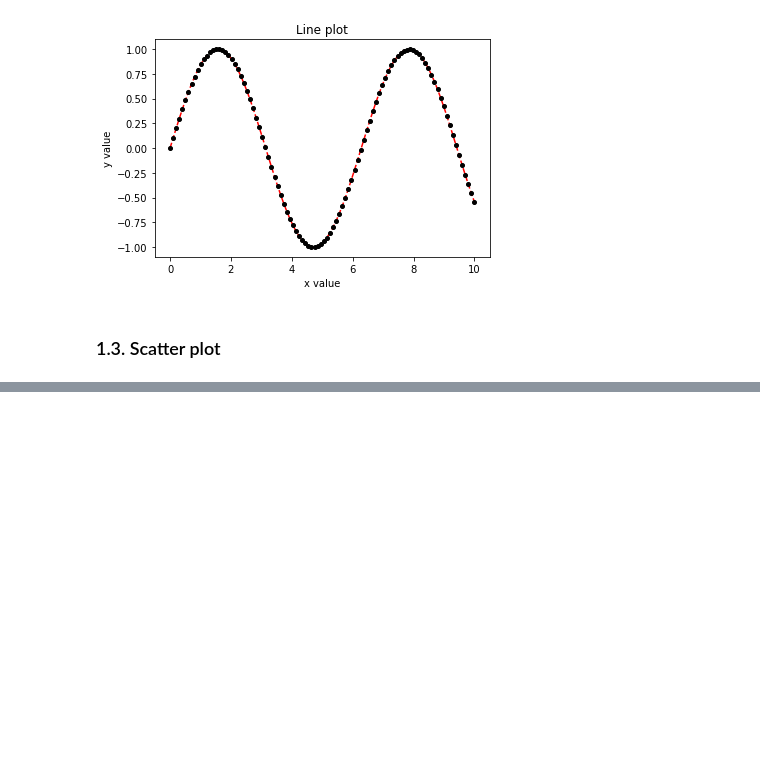
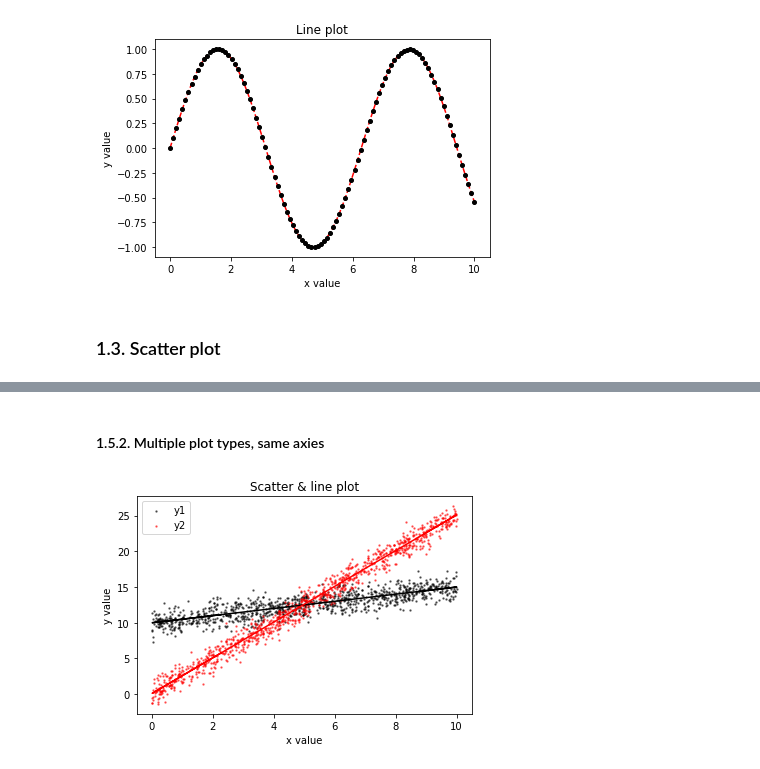
Before and after one commit to gperdrizet/fullstack-2605, a Jupyter notebook: unit-2/lesson-11/lesson-11-demo.ipynb, the cells around one changed output, grey strips where cells are left out. Cells and saved outputs as stored; diff of their text form; code cells hidden in the pictures; blank space fills up the shorter version.

```diff
--- a/unit-2/lesson-11/lesson-11-demo.ipynb
+++ b/unit-2/lesson-11/lesson-11-demo.ipynb
@@ -101,0 +128,16 @@ plt.show()
+# %% [markdown]
+#### 1.5.2. Multiple plot types, same axies
+# %%
+plt.title('Scatter & line plot')
+plt.scatter(x, y1, label='y1', color='black', s=2, alpha=0.5)
+plt.scatter(x, y2, label='y2', color='red', s=2, alpha=0.5)
+
+plt.plot(x, y1_linear, color='black')
+plt.plot(x, y2_linear, color='red')
+
+plt.xlabel('x value')
+plt.ylabel('y value')
+plt.legend()
+plt.show()
+# %% [output]
+[figure, added]
```
Also changed, not shown: parts of 10 cells of this notebook.
